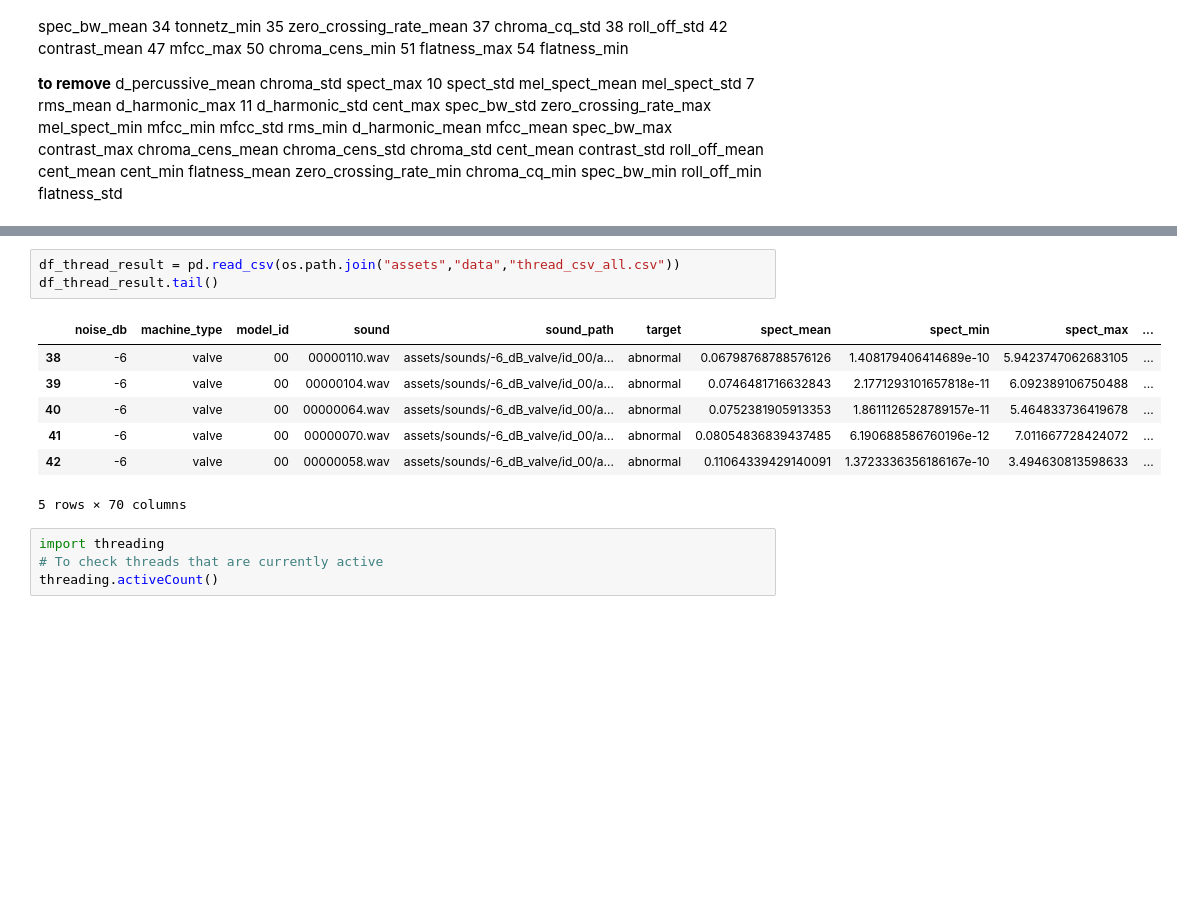
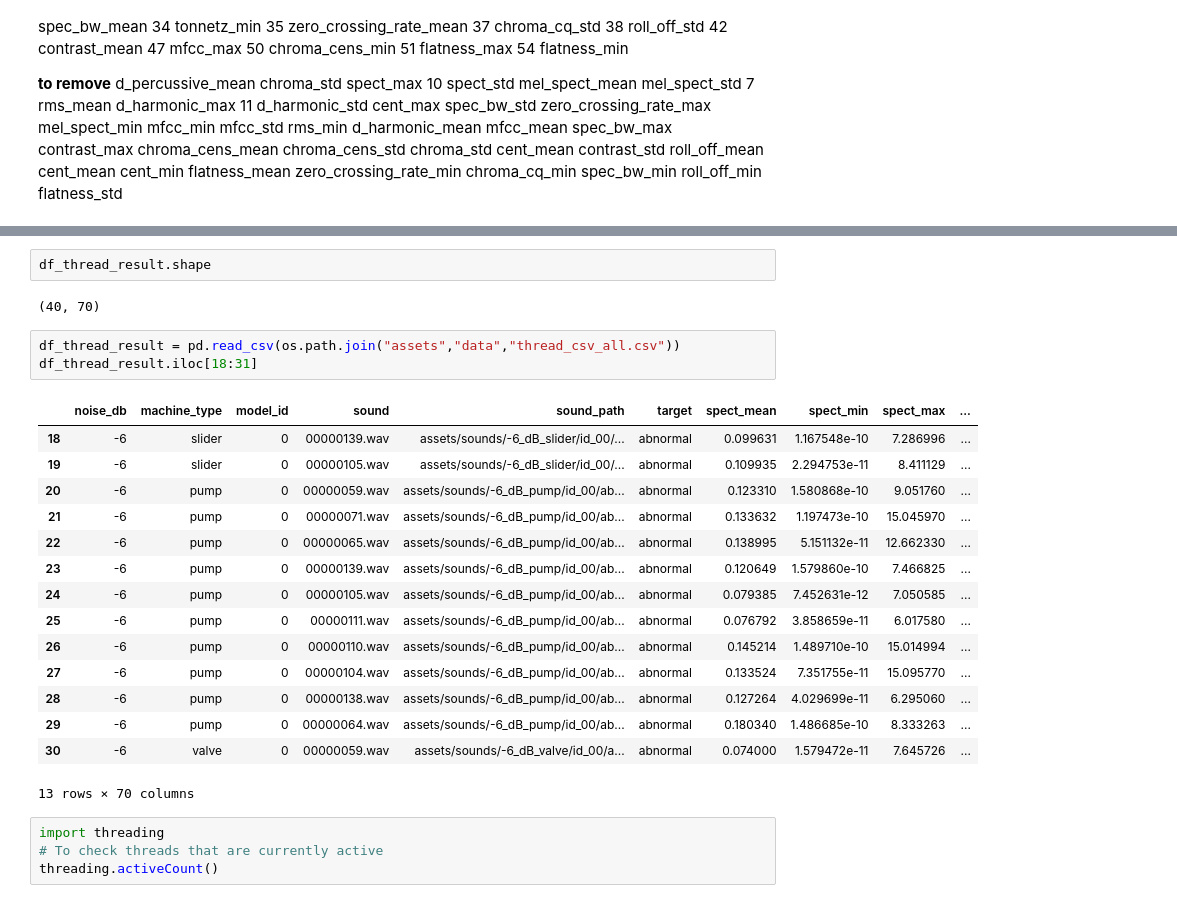
Before and after one commit to DerrickDDInAI/sound-anomaly-detection, a Jupyter notebook: core/extract_audio_features.ipynb, the cells around one changed output, grey strips where cells are left out. Drawn from its saved outputs; the diff is of its cells as text; blank space fills up the shorter version.

Commit message:
fix threads

```diff
--- a/core/extract_audio_features.ipynb
+++ b/core/extract_audio_features.ipynb
@@ -1183,16 +1209,28 @@ writing ['slider'] sounds to csv
 writing ['valve'] sounds to csv
 Exiting Main Thread
+# %%
+df_thread_result.shape
+# %% [output]
+(40, 70)
 # %%
 df_thread_result = pd.read_csv(os.path.join("assets","data","thread_csv_all.csv"))
-df_thread_result.tail()
+df_thread_result.iloc[18:31]
 # %% [output]
 |  | noise_db | machine_type | model_id | sound | sound_path | target | spect_mean | spect_min | spect_max | ... |
-| 38 | -6 | valve | 00 | 00000110.wav | assets/sounds/-6_dB_valve/id_00/a... | abnormal | 0.06798768788576126 | 1.408179406414689e-10 | 5.9423747062683105 | ... |
-| 39 | -6 | valve | 00 | 00000104.wav | assets/sounds/-6_dB_valve/id_00/a... | abnormal | 0.0746481716632843 | 2.1771293101657818e-11 | 6.092389106750488 | ... |
-| 40 | -6 | valve | 00 | 00000064.wav | assets/sounds/-6_dB_valve/id_00/a... | abnormal | 0.0752381905913353 | 1.8611126528789157e-11 | 5.464833736419678 | ... |
-| 41 | -6 | valve | 00 | 00000070.wav | assets/sounds/-6_dB_valve/id_00/a... | abnormal | 0.08054836839437485 | 6.190688586760196e-12 | 7.011667728424072 | ... |
-| 42 | -6 | valve | 00 | 00000058.wav | assets/sounds/-6_dB_valve/id_00/a... | abnormal | 0.11064339429140091 | 1.3723336356186167e-10 | 3.494630813598633 | ... |
+| 18 | -6 | slider | 0 | 00000139.wav | assets/sounds/-6_dB_slider/id_00/... | abnormal | 0.099631 | 1.167548e-10 | 7.286996 | ... |
+| 19 | -6 | slider | 0 | 00000105.wav | assets/sounds/-6_dB_slider/id_00/... | abnormal | 0.109935 | 2.294753e-11 | 8.411129 | ... |
+| 20 | -6 | pump | 0 | 00000059.wav | assets/sounds/-6_dB_pump/id_00/ab... | abnormal | 0.123310 | 1.580868e-10 | 9.051760 | ... |
+| 21 | -6 | pump | 0 | 00000071.wav | assets/sounds/-6_dB_pump/id_00/ab... | abnormal | 0.133632 | 1.197473e-10 | 15.045970 | ... |
+| 22 | -6 | pump | 0 | 00000065.wav | assets/sounds/-6_dB_pump/id_00/ab... | abnormal | 0.138995 | 5.151132e-11 | 12.662330 | ... |
+| 23 | -6 | pump | 0 | 00000139.wav | assets/sounds/-6_dB_pump/id_00/ab... | abnormal | 0.120649 | 1.579860e-10 | 7.466825 | ... |
+| 24 | -6 | pump | 0 | 00000105.wav | assets/sounds/-6_dB_pump/id_00/ab... | abnormal | 0.079385 | 7.452631e-12 | 7.050585 | ... |
+| 25 | -6 | pump | 0 | 00000111.wav | assets/sounds/-6_dB_pump/id_00/ab... | abnormal | 0.076792 | 3.858659e-11 | 6.017580 | ... |
+| 26 | -6 | pump | 0 | 00000110.wav | assets/sounds/-6_dB_pump/id_00/ab... | abnormal | 0.145214 | 1.489710e-10 | 15.014994 | ... |
+| 27 | -6 | pump | 0 | 00000104.wav | assets/sounds/-6_dB_pump/id_00/ab... | abnormal | 0.133524 | 7.351755e-11 | 15.095770 | ... |
+| 28 | -6 | pump | 0 | 00000138.wav | assets/sounds/-6_dB_pump/id_00/ab... | abnormal | 0.127264 | 4.029699e-11 | 6.295060 | ... |
+| 29 | -6 | pump | 0 | 00000064.wav | assets/sounds/-6_dB_pump/id_00/ab... | abnormal | 0.180340 | 1.486685e-10 | 8.333263 | ... |
+| 30 | -6 | valve | 0 | 00000059.wav | assets/sounds/-6_dB_valve/id_00/a... | abnormal | 0.074000 | 1.579472e-11 | 7.645726 | ... |
-5 rows × 70 columns
+13 rows × 70 columns
 # %%
 import threading
 # To check threads that are currently active
```
Also changed, not shown: parts of 1 cell of this notebook, 1 other file.
